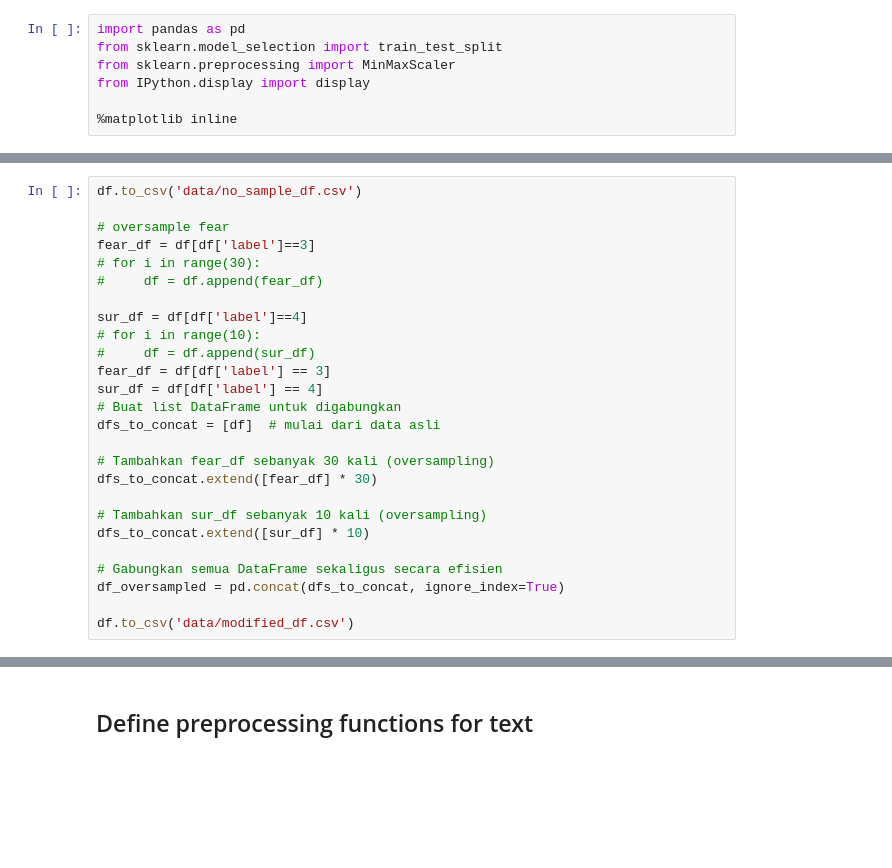
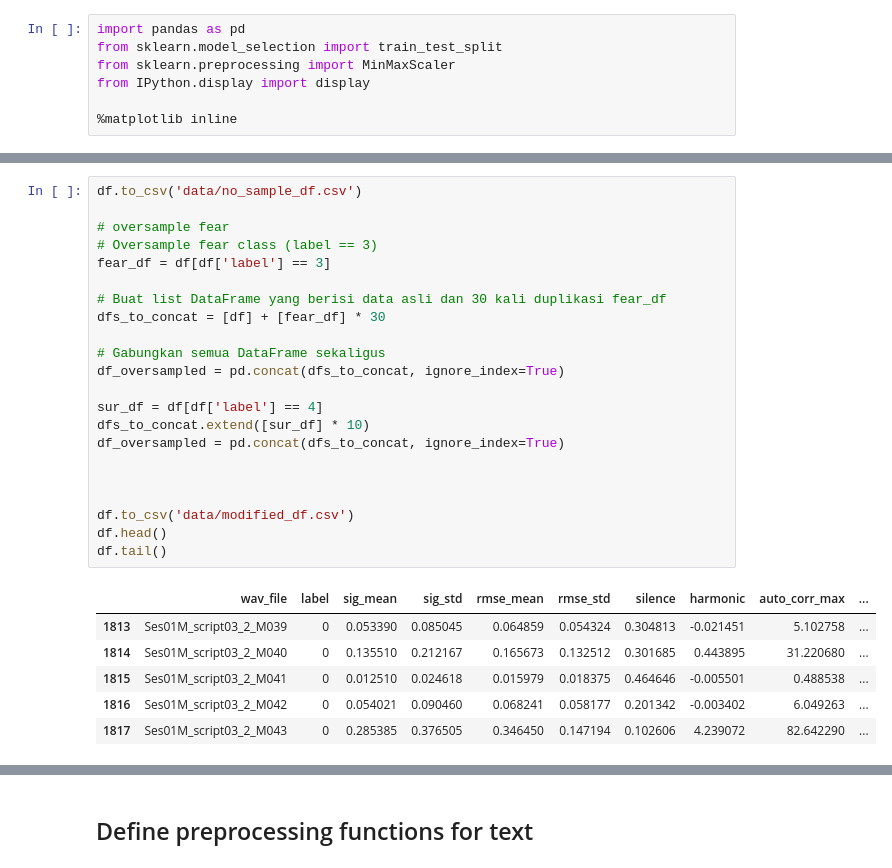
Before and after one commit to Aqsari/multimodal-speech-emotion-recognition, a Jupyter notebook: 4_prepare_data.ipynb, the cells around one changed output, grey strips where cells are left out. Cells and saved outputs as stored; diff of their text form; blank space fills up the shorter version.

```diff
--- a/4_prepare_data.ipynb
+++ b/4_prepare_data.ipynb
@@ -33,26 +35,29 @@ df.head()
-# %%
-df.to_csv('data/no_sample_df.csv')
-
-# oversample fear
-fear_df = df[df['label']==3]
-# for i in range(30):
-#     df = df.append(fear_df)
-
-sur_df = df[df['label']==4]
-# for i in range(10):
-#     df = df.append(sur_df)
-fear_df = df[df['label'] == 3]
-sur_df = df[df['label'] == 4]
-# Buat list DataFrame untuk digabungkan
-dfs_to_concat = [df]  # mulai dari data asli
-
-# Tambahkan fear_df sebanyak 30 kali (oversampling)
-dfs_to_concat.extend([fear_df] * 30)
-
-# Tambahkan sur_df sebanyak 10 kali (oversampling)
-dfs_to_concat.extend([sur_df] * 10)
-
-# Gabungkan semua DataFrame sekaligus secara efisien
-df_oversampled = pd.concat(dfs_to_concat, ignore_index=True)
-
-df.to_csv('data/modified_df.csv')
+# %%
+df.to_csv('data/no_sample_df.csv')
+
+# oversample fear
+# Oversample fear class (label == 3)
+fear_df = df[df['label'] == 3]
+
+# Buat list DataFrame yang berisi data asli dan 30 kali duplikasi fear_df
+dfs_to_concat = [df] + [fear_df] * 30
+
+# Gabungkan semua DataFrame sekaligus
+df_oversampled = pd.concat(dfs_to_concat, ignore_index=True)
+
+sur_df = df[df['label'] == 4]
+dfs_to_concat.extend([sur_df] * 10)
+df_oversampled = pd.concat(dfs_to_concat, ignore_index=True)
+
+
+
+df.to_csv('data/modified_df.csv')
+df.head()
+df.tail()
+# %% [output]
+|  | wav_file | label | sig_mean | sig_std | rmse_mean | rmse_std | silence | harmonic | auto_corr_max | ... |
+| 1813 | Ses01M_script03_2_M039 | 0 | 0.053390 | 0.085045 | 0.064859 | 0.054324 | 0.304813 | -0.021451 | 5.102758 | ... |
+| 1814 | Ses01M_script03_2_M040 | 0 | 0.135510 | 0.212167 | 0.165673 | 0.132512 | 0.301685 | 0.443895 | 31.220680 | ... |
+| 1815 | Ses01M_script03_2_M041 | 0 | 0.012510 | 0.024618 | 0.015979 | 0.018375 | 0.464646 | -0.005501 | 0.488538 | ... |
+| 1816 | Ses01M_script03_2_M042 | 0 | 0.054021 | 0.090460 | 0.068241 | 0.058177 | 0.201342 | -0.003402 | 6.049263 | ... |
+| 1817 | Ses01M_script03_2_M043 | 0 | 0.285385 | 0.376505 | 0.346450 | 0.147194 | 0.102606 | 4.239072 | 82.642290 | ... |
```
Also changed, not shown: parts of 8 cells of this notebook, 5 other files.
